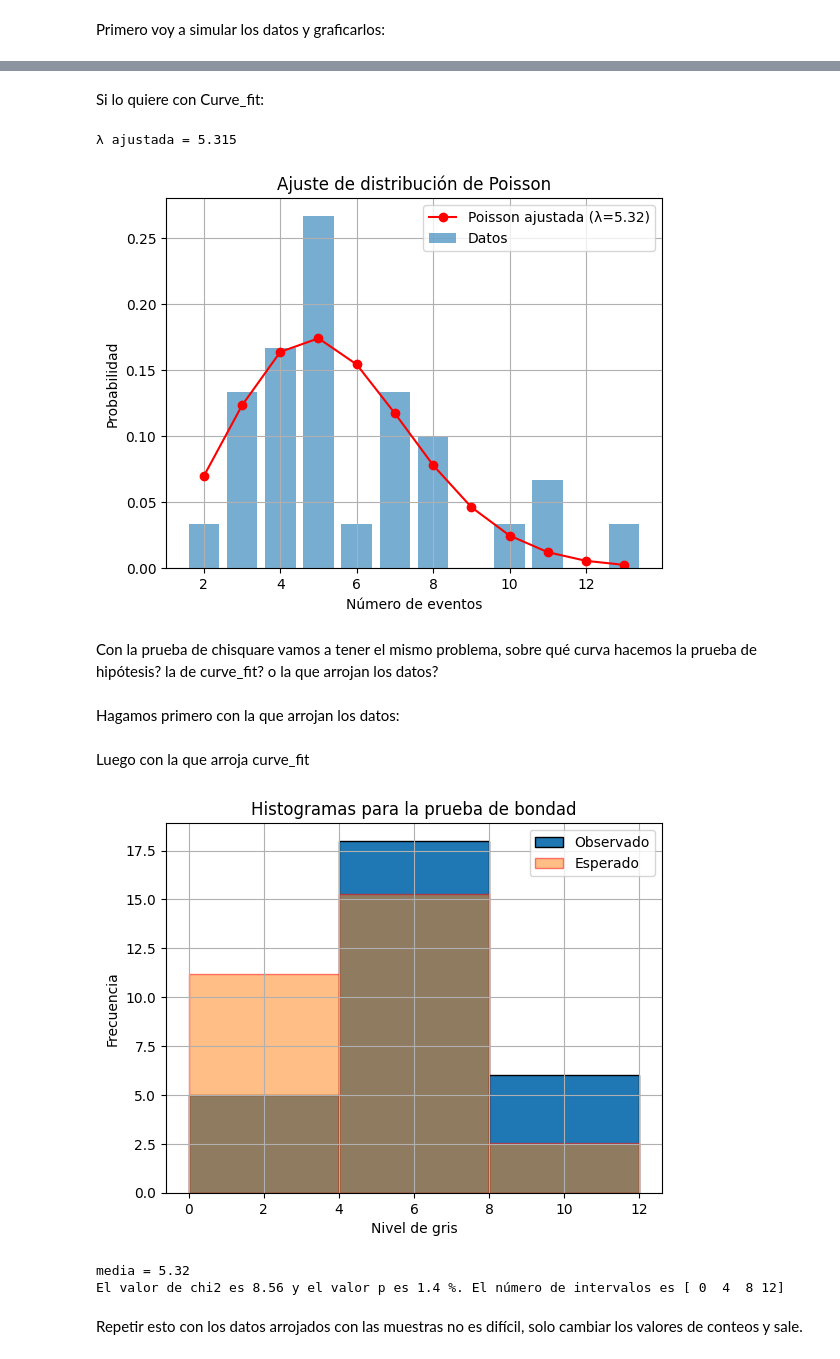
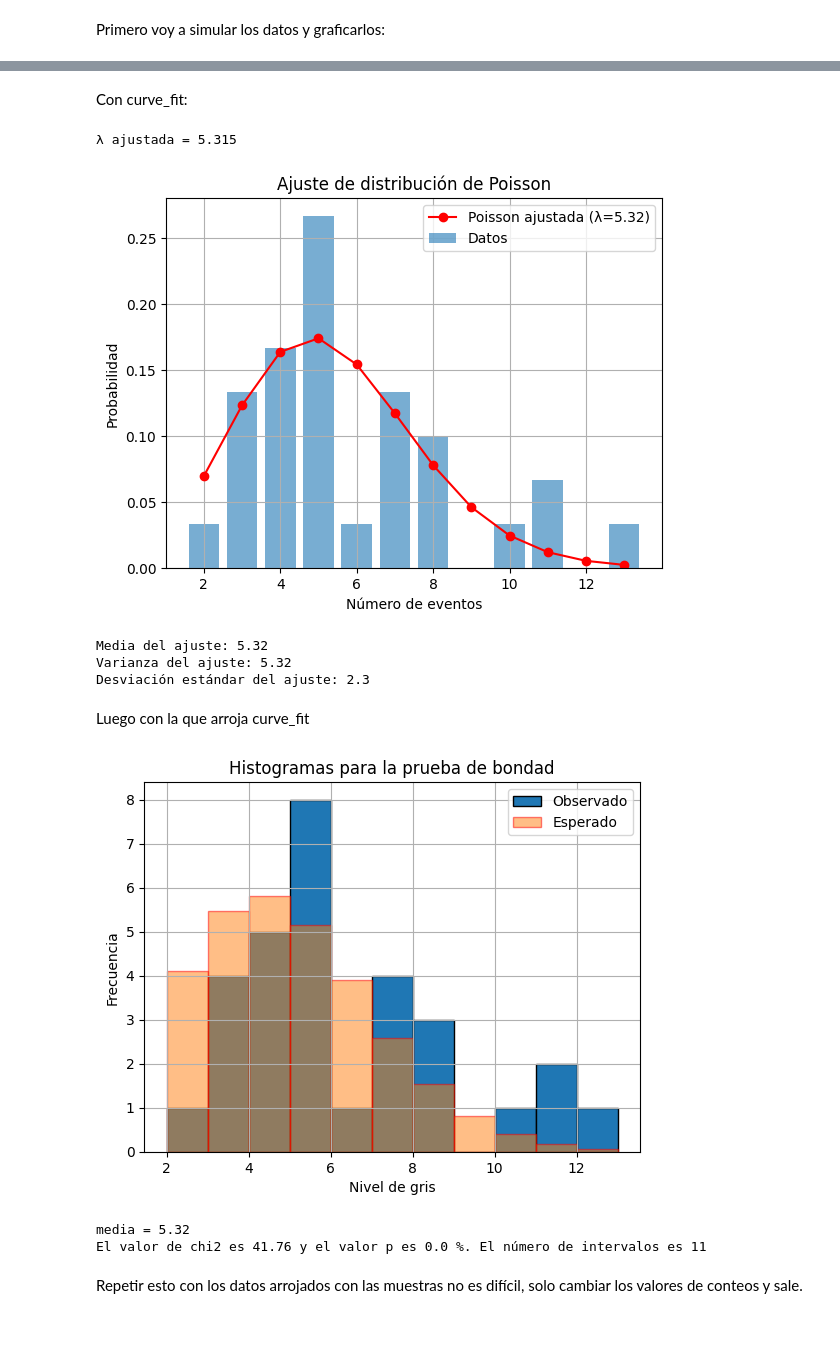
Before and after one commit to JosetoCa/Experimental-IV, a Jupyter notebook: Estadística de Poisson.ipynb, the cells around one changed output, grey strips where cells are left out. Drawn from its saved outputs; the diff is of its cells as text; code cells hidden in the pictures; blank space fills up the shorter version.

```diff
--- a/Estadística de Poisson.ipynb
+++ b/Estadística de Poisson.ipynb
@@ -1,7 +1,6 @@
 # %% [markdown]
 Primero voy a simular los datos y graficarlos:
 # %%
-from numpy import exp, linspace, random, std, mean, log10, ceil, diag, sqrt
 import numpy as np
 import matplotlib.pyplot as plt
 from scipy.optimize import curve_fit
@@ -21,14 +20,11 @@ valores, frecuencias = np.unique(conteos_por_intervalo, return_counts=True)
 # Normalizamos para obtener probabilidades
 frecuencias = frecuencias / np.sum(frecuencias)
 
-val_ini = [1,0,1]
-mej_val, cov = curve_fit(poisson_pmf, valores, frecuencias, p0=[valores_tiempo.mean()**(-1)])
+mej_val, cov = curve_fit(poisson_pmf, valores, frecuencias, p0=[valores_tiempo.mean()])
 print('mej_val: {}'.format(mej_val))
 print(cov)
 
-#Se hace el histograma dividiendo el rango definido arriba entre el numero de intervalos calculado previamente. Esto lo hace la funcion plt.hist automaticamente.
-plt.figure(dpi=150)
-bin_edges = np.arange(0,np.max(conteos_por_intervalo)+1,4)
+bin_edges = np.arange(np.min(conteos_por_intervalo),np.max(conteos_por_intervalo)+1)
 observed, _ = np.histogram(conteos_por_intervalo, bins=bin_edges)
 
 # Calcular frecuencias esperadas usando la distribución exponencial negativa acumulada
@@ -51,33 +46,21 @@ import numpy as np
 import matplotlib.pyplot as plt
 
 
-###código a borrar###
-# generar los valores de tiempo.
-valores_tiempo = np.random.normal(loc=0.5, scale=1, size=10)
-
-duracion_intervalo = 10  # segundos
-n_intervalos = 30
-################################################################
-
-# Dónde poner los valores de tiempo
 valores_tiempo = np.array([4.21,3.29,12.09,12.83,7.70,6.96,3.68,18.93,9.66,9.35]) #en seg
 
-# donde poner los conteos de eventos
 conteos_por_intervalo = np.array([5,3,5,8,7,5,5,7,5,3,11,4,13,7,10,4,2,8,11,3,8,5,4,4,3,5,5,7,4,6])
-#conteos en 9 seg de deteccion para el tubo sin muestras
 
 #americio-241
-#[1,8,6,2,1,8,6,11,3,4,2,3,3,6,7,6,9,5,5,2,2,4,4,4,5,9,9,4,4,2]
+conteos_americio = np.array([1,8,6,2,1,8,6,11,3,4,2,3,3,6,7,6,9,5,5,2,2,4,4,4,5,9,9,4,4,2])
 
 #torio - barra soldadura
-#[3,2,0,7,2,5,6,5,11,4,4,2,5,6,4,2,6,0,1,4,8,1,6,6,6,2,7,2,5,4]
+conteos_torio = np.array([3,2,0,7,2,5,6,5,11,4,4,2,5,6,4,2,6,0,1,4,8,1,6,6,6,2,7,2,5,4])
 
-lambda_rate = valores_tiempo.mean()**(-1)  # eventos por segundo
+lambda_rate = valores_tiempo.mean()  # eventos por segundo
 
 print("Tasa de eventos (lambda):", lambda_rate)
 
-print("Conteos por intervalo:", conteos_por_intervalo)
-plt.hist(conteos_por_intervalo, bins=range(min(conteos_por_intervalo), max(conteos_por_intervalo)), edgecolor='black')
+plt.hist(conteos_por_intervalo, bins=range(min(conteos_por_intervalo), max(conteos_por_intervalo)+1), edgecolor='black')
 plt.title("Conteos en intervalos de tiempo fijos")
 plt.xlabel("Número de eventos")
 plt.ylabel("Frecuencia")
@@ -94,5 +71,5 @@ Esperar al martes, de todas formas, si consideramos que la datos ya deben seguir
 # %% [markdown]
-Si lo quiere con Curve_fit:
+Con curve_fit:
 # %%
 import numpy as np
 import matplotlib.pyplot as plt
@@ -112,7 +89,7 @@ def poisson_pmf(k, lamb):
     return poisson.pmf(k, lamb)
 
 # Ajuste con curve_fit
-#a veces hay que poner el valor inicial de lambda, por ejemplo: p0=[1.0] o un valor aproximado del lambda (parámetro), para que no de error
+# A veces hay que poner el valor inicial de lambda, por ejemplo: p0=[1.0] o un valor aproximado del lambda (parámetro), para que no de error
 params_opt, params_cov = curve_fit(poisson_pmf, valores, frecuencias, p0=[valores_tiempo.mean()])
 
 # Resultado del ajuste
@@ -130,58 +107,60 @@ plt.title("Ajuste de distribución de Poisson")
 plt.legend()
 plt.grid()
 plt.show()
+
+print(f'Media del ajuste: {lambda_ajustada:.2f}')
+print(f'Varianza del ajuste: {lambda_ajustada:.2f}')
+print(f'Desviación estándar del ajuste: {np.sqrt(lambda_ajustada):.1f}')
 # %% [output]
 λ ajustada = 5.315
 [figure]
+Media del ajuste: 5.32
+Varianza del ajuste: 5.32
+Desviación estándar del ajuste: 2.3
-# %% [markdown]
-Con la prueba de chisquare vamos a tener el mismo problema, sobre qué curva hacemos la prueba de hipótesis? la de curve_fit? o la que arrojan los datos?
-# %% [markdown]
-Hagamos primero con la que arrojan los datos:
 # %% [markdown]
 Luego con la que arroja curve_fit
 # %%
 from scipy.stats import poisson, chisquare
 
 def pruebaBondad(datos):
-        image = datos
         mu = lambda_ajustada
 
-        bin_edges = np.arange(0, np.max(datos)+1,4)
+        bin_edges = np.arange(np.min(datos), np.max(datos)+1)
 
 
-        bins = bin_edges
         # Paso 2: calcular observados y esperados
-        observed, _ = np.histogram(image, bins=bin_edges)
+        observed, _ = np.histogram(datos, bins=bin_edges)
 
         # Calcular frecuencias esperadas usando la distribución exponencial negativa acumulada
         cdf_values = poisson.cdf(bin_edges, mu)
-        expected = np.diff(cdf_values) * len(image)
+        expected = np.diff(cdf_values) * len(datos)
         # Normalizar esperados
+
         expected = expected * (observed.sum() / expected.sum())
 
         # Calcular las posiciones centrales de los bins
         bin_centers = (bin_edges[:-1] + bin_edges[1:]) / 2
 
         # Graficar
         plt.bar(bin_centers, observed, width=np.diff(bin_edges), edgecolor='black',label='Observado')
         plt.bar(bin_centers, expected, width=np.diff(bin_edges), edgecolor='red',alpha=0.5,label='Esperado')
         plt.xlabel("Nivel de gris")
         plt.ylabel("Frecuencia")
         plt.title("Histogramas para la prueba de bondad")
         plt.grid(True)
         plt.legend()
         plt.show()
 
         # Paso 3: aplicar prueba chi-cuadrado
         chi2_stat, p_value = chisquare(f_obs=observed, f_exp=expected)
 
         print('media = {:.2f}'.format(mu))
-        print('El valor de chi2 es {:.2f} y el valor p es {:.1f} %. El número de intervalos es {}'.format(chi2_stat, 100*p_value,bins))
+        print('El valor de chi2 es {:.2f} y el valor p es {:.1f} %. El número de intervalos es {}'.format(chi2_stat, 100*p_value,len(bin_edges)-1))
 pruebaBondad(conteos_por_intervalo)
 # %% [output]
-[figure, old version]
+[figure, new version]
 media = 5.32
-El valor de chi2 es 8.56 y el valor p es 1.4 %. El número de intervalos es [ 0  4  8 12]
+El valor de chi2 es 41.76 y el valor p es 0.0 %. El número de intervalos es 11
 # %% [markdown]
 Repetir esto con los datos arrojados con las muestras no es difícil, solo cambiar los valores de conteos y sale.
 # %%
```
Also changed, not shown: parts of 4 cells of this notebook.
